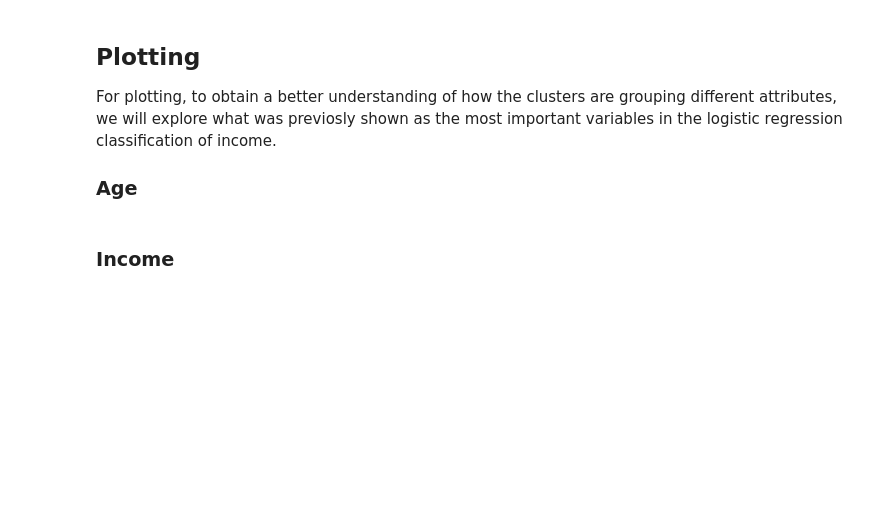
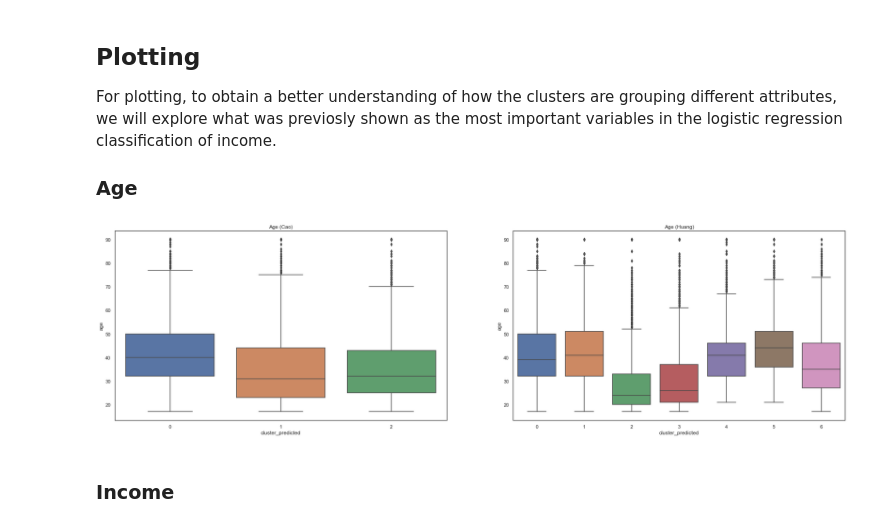
Before and after one commit to j-dominguez9/ML1_Proj1, a Jupyter notebook: Lab3/lab3 with cv.ipynb, the cells around one changed output. Saved outputs shown, nothing was run; the diff lists cells and outputs as text; code cells hidden in the pictures; blank space fills up the shorter version.

```diff
--- a/Lab3/lab3 with cv.ipynb
+++ b/Lab3/lab3 with cv.ipynb
@@ -427,16 +563,0 @@ Run 1, iteration: 2/100, moves: 542, cost: 314056.0
-# %%
-#KModes Cluster 2
-km_huang = KModes(n_clusters = 7, init = "Huang", n_init = 1, verbose = 1, random_state=kmodes_seed)
-fitClusters_huang = km_huang.fit_predict(X)
-clusterCentroidsDf = pd.DataFrame(km_huang.cluster_centroids_)
-clusterCentroidsDf.columns = X.columns
-
-#combine predictions with original DF
-clustersDf = pd.DataFrame(fitClusters_huang)
-clustersDf.columns = ['cluster_predicted']
-combinedDfhuang = pd.concat([X, clustersDf], axis = 1).reset_index()
-combinedDfhuang = combinedDfhuang.drop(['index', 'Unnamed: 0'], axis = 1)
-
-plt.subplots(figsize = (15,5))
-sns.countplot(x=combinedDfhuang['income'],order=combinedDfhuang['income'].value_counts().index,hue=combinedDfhuang['cluster_predicted'])
-plt.show()
@@ -449,0 +564,9 @@ Run 1, iteration: 2/100, moves: 2, cost: 288915.0
+# %%
+#combine predictions with original DF
+X = df_clean.copy().reset_index()
+# %%
+clustersDf = pd.DataFrame(fitClusters_cao)
+clustersDf.columns = ['cluster_predicted']
+combinedDf = pd.concat([X, clustersDf], axis = 1).reset_index()
+combinedDf = combinedDf.drop(['index', 'level_0'], axis = 1)
+combinedDf.head()
@@ -460,3 +653,14 @@ plt.show()
+# %%
+from matplotlib import rcParams
+#plt.subplots(figsize = (15,5))
+fig, ax = plt.subplots(1, 2)
+rcParams['figure.figsize'] = 20,8
+sns.boxplot(data = combinedDf, x='cluster_predicted',y = 'age', ax=ax[0]).set(title="Age (Cao)")
+sns.boxplot(data = combinedDfhuang, x='cluster_predicted',y = 'age', ax=ax[1]).set(title="Age (Huang)")
+#sns.histplot(data = df_viz, x = 'income', discrete = True, stat = 'probability', hue = 'income', legend = False).set(title="Distribution of Income")
+fig.show()
+# %% [output]
+[figure, added]
 # %% [markdown]
 ### Income
 # %%
```
Also changed, not shown: parts of 55 cells of this notebook.
